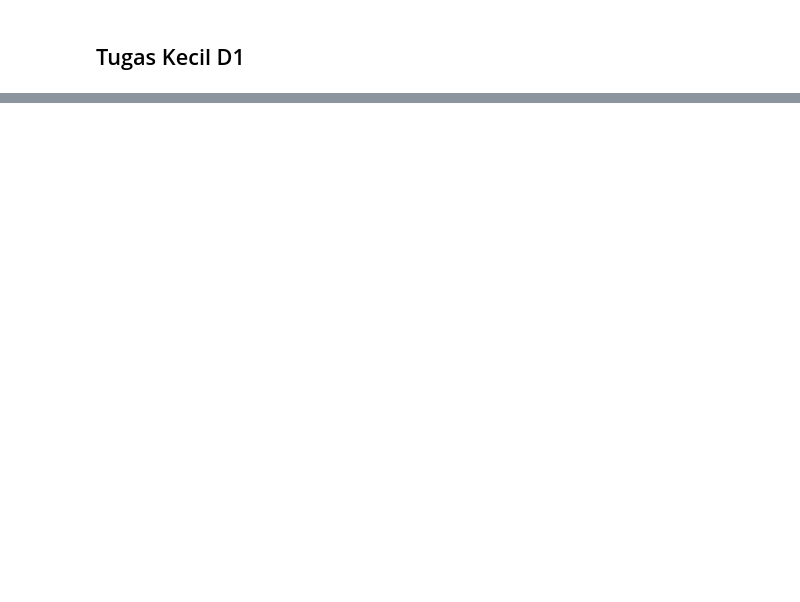
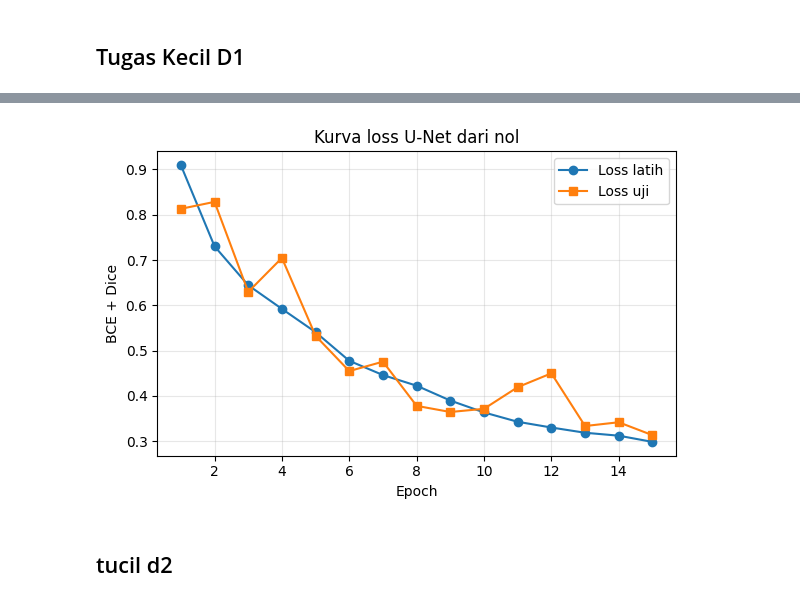
Before and after one commit to delafjr/computer-vision, a Jupyter notebook: jobsheet5/jobsheet5.ipynb, the cells around one changed output, grey strips where cells are left out. Drawn from its saved outputs; the diff is of its cells as text; code cells hidden in the pictures; blank space fills up the shorter version.

```diff
--- a/jobsheet5/jobsheet5.ipynb
+++ b/jobsheet5/jobsheet5.ipynb
@@ -203,0 +324,18 @@ print(
+# %%
+# === D2.3 Kurva loss U-Net ===
+plt.figure(figsize=(6, 4))
+ep = range(1, len(hist_unet["train"]) + 1)
+plt.plot(ep, hist_unet["train"], "o-", label="Loss latih")
+plt.plot(ep, hist_unet["test"], "s-", label="Loss uji")
+plt.xlabel("Epoch")
+plt.ylabel("BCE + Dice")
+plt.title("Kurva loss U-Net dari nol")
+plt.legend()
+plt.grid(alpha=0.3)
+plt.tight_layout()
+plt.savefig(f"{FIG_DIR}/js05_d2_kurva_unet.png", dpi=120)
+plt.show()
+# %% [output]
+[figure, added]
+# %% [markdown]
+## tucil d2
```
Also changed, not shown: parts of 30 cells of this notebook.
